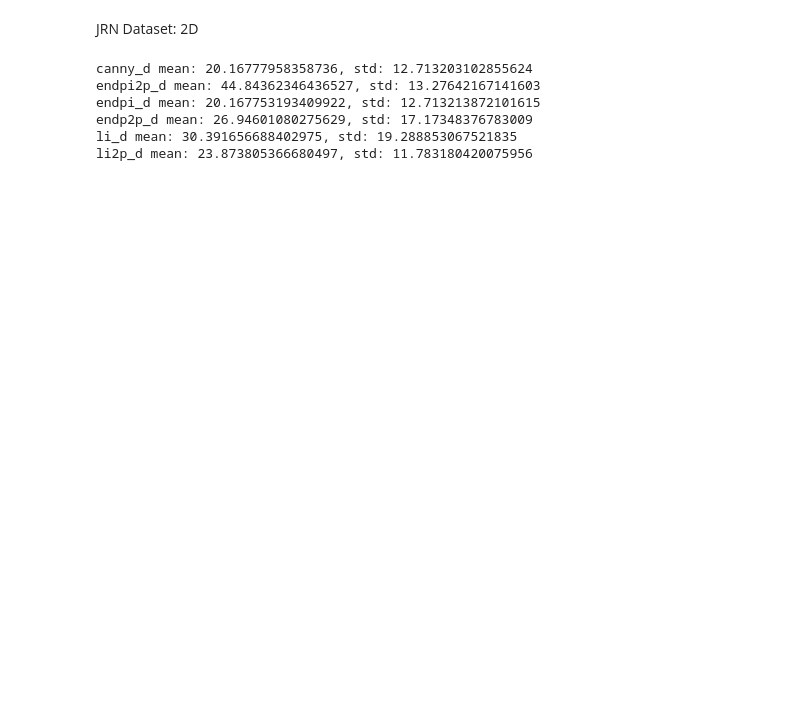
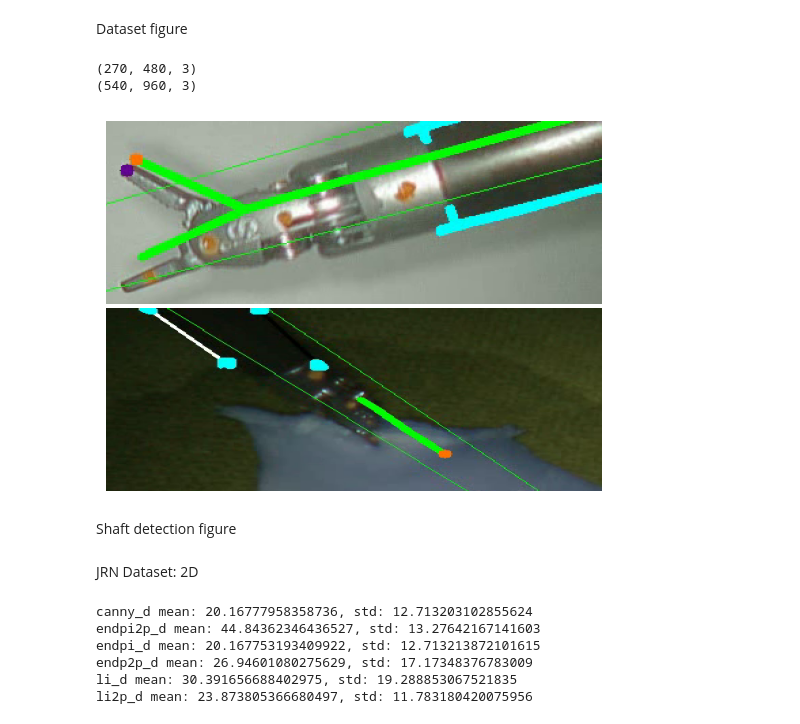
Before and after one commit to ucsdarclab/surgical_tool_tracking, a Jupyter notebook: kornia_dev/ICRA24.ipynb, the cells around one changed output. Drawn from its saved outputs; the diff is of its cells as text; code cells hidden in the pictures; blank space fills up the shorter version.

```diff
--- a/kornia_dev/ICRA24.ipynb
+++ b/kornia_dev/ICRA24.ipynb
@@ -0,0 +1,33 @@
+# %% [markdown]
+Dataset figure
+# %%
+import pandas as pd
+import numpy as np
+import matplotlib.pyplot as plt
+from matplotlib.gridspec import GridSpec
+
+
+d1 = plt.imread('jrn_li.png')
+d2 = plt.imread('dtd_endpi.png')
+
+print(d1.shape)
+print(d2.shape)
+
+d1_cropped = d1[100:250, 115:, :]
+d2_cropped = d2[0:225, 225:590, :]
+
+fig, ax = plt.subplots(nrows=2, ncols=1)
+
+ax[0].imshow(d1_cropped, aspect = 'auto')
+ax[0].axis('off')
+ax[1].imshow(d2_cropped, aspect = 'auto')
+ax[1].axis('off')
+
+plt.subplots_adjust(hspace = 0.02)
+plt.savefig('dataset_images.pdf', bbox_inches = 'tight')
+# %% [output]
+(270, 480, 3)
+(540, 960, 3)
+[figure, added]
+# %% [markdown]
+Shaft detection figure
```
Also changed, not shown: parts of 1 cell of this notebook, 7 other files.
